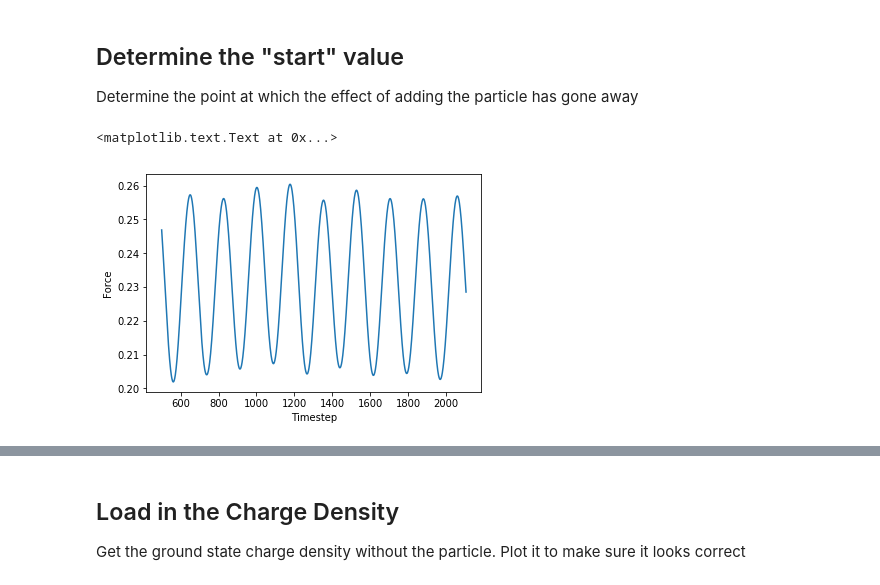
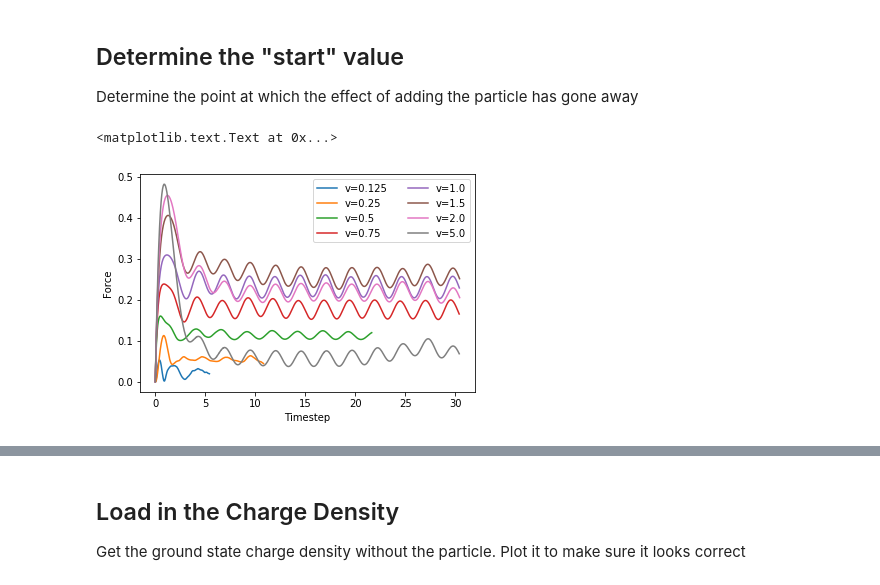
Before and after one commit to globus-labs/stopping-power-ml, a Jupyter notebook: silicon-multiple-velocities.ipynb, the cells around one changed output, grey strips where cells are left out. Cells and saved outputs as stored; diff of their text form; code cells hidden in the pictures.

Commit message:
Added single velocity Si as well

```diff
--- a/silicon-multiple-velocities.ipynb
+++ b/silicon-multiple-velocities.ipynb
@@ -37,0 +19,27 @@ data['displacement'] = (data['position'] - data['position'][0]).apply(np.linalg.
+# %%
+def load_directory(d):
+    """Load in a directory holding a single trajectory
+
+    :param d: Path to directory"""
+
+    # Read in the data files
+    data = []
+    for file in tqdm(glob('%s/*.out'%d), desc='Files', leave=False):
+        # LW 20Oct17: This function can be a parsel app call
+        frame = load_qbox_data(file)
+        frame['file'] = file
+        data.append(frame)
+    data = pd.concat(data)
+
+    # Sort, assign timestep values
+    data.sort_values(['file_id', 'frame_id'], ascending=True, inplace=True)
+    data['timestep'] = list(range(len(data)))
+    data.set_index('timestep', inplace=True, drop=False)
+
+    # Compute displacement
+    data['displacement'] = (data['position'] - data['position'][0]).apply(np.linalg.norm)
+
+    # Add tag for the directory
+    data['directory'] = d
+
+    return data
@@ -37,0 +48,4 @@ data['displacement'] = (data['position'] - data['position'][0]).apply(np.linalg.
+# %%
+files = glob('Si/v**/*.out')
+dirs = set([os.path.dirname(x) for x in files])
+print('Found %d files in %d directories'%(len(files), len(dirs)))
@@ -37,0 +54,2 @@ data['displacement'] = (data['position'] - data['position'][0]).apply(np.linalg.
+# %%
+data = [load_directory(d) for d in tqdm(dirs, desc='Directories')]
@@ -37,0 +60,3 @@ data['displacement'] = (data['position'] - data['position'][0]).apply(np.linalg.
+# %%
+for gid, group in data.groupby('directory'):
+    print(gid, len(group))
@@ -41,11 +75,14 @@ Determine the point at which the effect of adding the particle has gone away
 # %%
 fig, ax = plt.subplots()
 
 plot_max = 3000
-ax.plot(data['timestep'].iloc[:plot_max], data['force'].iloc[:plot_max])
+for gid, group in data.groupby('directory'):
+    ax.plot(group['displacement'].iloc[:plot_max], group['force'].iloc[:plot_max], label=gid[3:].replace("_","="))
+
+ax.legend(ncol=2)
 
 ax.set_xlabel('Timestep')
 ax.set_ylabel('Force')
 # %% [output]
 <matplotlib.text.Text at 0x...>
-[figure, old version]
+[figure, new version]
```
Also changed, not shown: parts of 39 cells of this notebook.
